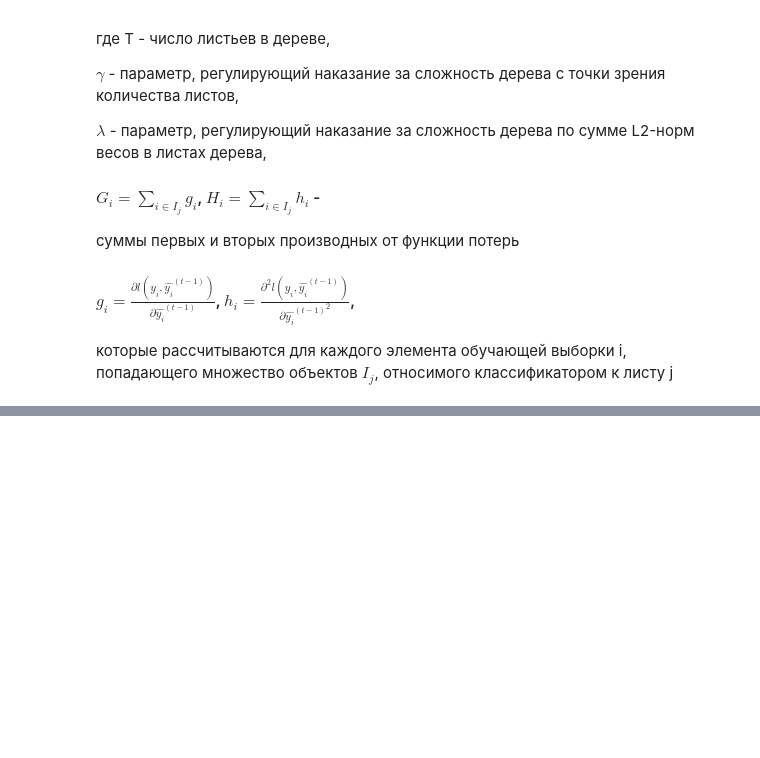
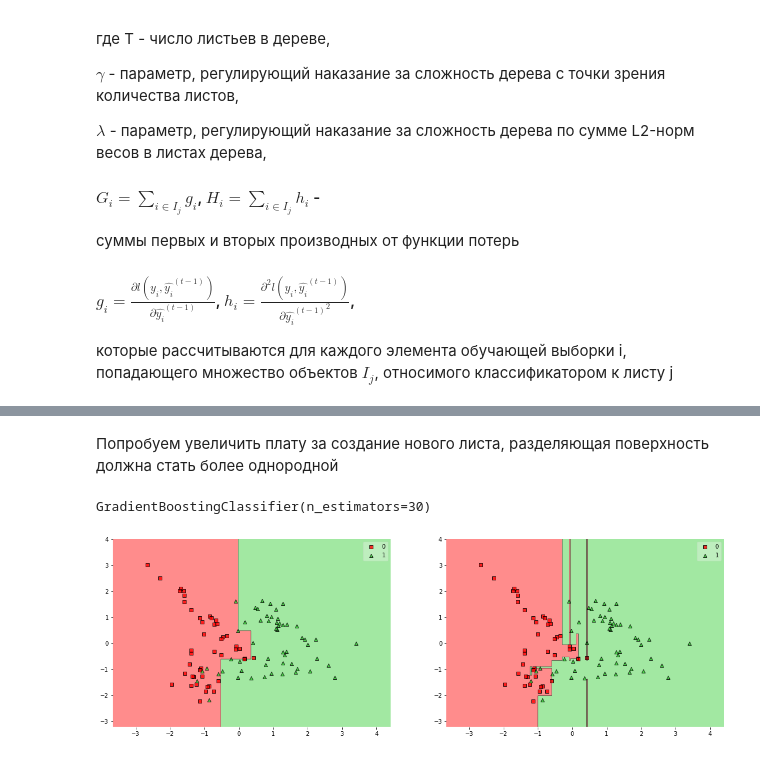
Before and after one commit to yuriy5139/MachineLearning, a Jupyter notebook: Gradient Boosting.ipynb, the cells around one changed output, grey strips where cells are left out. Cells and saved outputs as stored; diff of their text form; code cells hidden in the pictures; blank space fills up the shorter version.

```diff
--- a/Gradient Boosting.ipynb
+++ b/Gradient Boosting.ipynb
@@ -150,5 +158,6 @@ def gain(xl, yl, yl_hat, xr, yr, yr_hat, gamma, lmbd, g = sqr1, h = sqr2, debug
 # %%
-def nextNode(X_train, Y_train, Y_hat = None, min_gain = 0, gamma = 0.1, lmbd = 0.1, g = sqr1, h = sqr2, orientation = "root", level = 0, debug = 0):
+def nextNode(X_train, Y_train, Y_hat = None, min_gain = 0, gamma = 0.1, lmbd = 0.1,
+             max_weight = None, g = sqr1, h = sqr2, orientation = "root", level = 0, debug = 0):
     if Y_hat is None:
         Y_hat = np.zeros(Y_train.shape)
     max_gain = -1e3
@@ -176,6 +185,11 @@ def nextNode(X_train, Y_train, Y_hat = None, min_gain = 0, gamma = 0.1, lmbd = 0
     if max_gain < min_gain:
         G, H = g(Y_train, Y_hat).sum(), h(Y_train, Y_hat).sum()
         w = -G / (H + lmbd)
+        if max_weight and abs(w) > max_weight:
+            if w > 0:
+                w = max_weight
+            else:
+                w = -max_weight
         if debug == 1: print(f"{tab} level {level}: {orientation} creating leaf node with weight {w}")
         level += 1
         return Node(value = w)
@@ -184,8 +198,8 @@ def nextNode(X_train, Y_train, Y_hat = None, min_gain = 0, gamma = 0.1, lmbd = 0
     wr = -Gr / (Hr + lmbd)
     if debug == 1: print(f"{tab} level {level}: {orientation} creating split with feature {feature_} val = {val_}")
     level += 1
-    return Node(left = nextNode(X_left_, Y_left_, Y_hat = Y_hat_left_, min_gain = 0, gamma = 0.1, lmbd = 0.1,
-                                g = sqr1, h = sqr2, orientation = "left", level = level, debug = debug),
-                right = nextNode(X_right_, Y_right_, Y_hat = Y_hat_right_, min_gain = 0, gamma = 0.1, lmbd = 0.1,
-                                 g = sqr1, h = sqr2, orientation = "right", level = level, debug = debug),
+    return Node(left = nextNode(X_left_, Y_left_, Y_hat = Y_hat_left_, min_gain = min_gain, gamma = gamma, lmbd = lmbd,
+             max_weight = max_weight, g = g, h = h, orientation = "left", level = level, debug = debug),
+                right = nextNode(X_right_, Y_right_, Y_hat = Y_hat_right_, min_gain = min_gain, gamma = gamma, lmbd = lmbd,
+             max_weight = max_weight, g = g, h = h, orientation = "right", level = level, debug = debug),
                 feature  = feature_, feature_val = val_)
@@ -310 +358,24 @@ plt.show()
+# %% [markdown]
+Попробуем увеличить плату за создание нового листа, разделяющая поверхность должна стать более однородной
+# %%
+my_GB = GB(X_train, Y_train, T = 30, gamma = 0.5, step = 0.1, lmbd = 0.1)
+my_GB.fit()
+# %%
+sk_GB = GradientBoostingClassifier(n_estimators=30)
+sk_GB.fit(X_train, Y_train)
+# %% [output]
+GradientBoostingClassifier(n_estimators=30)
+# %%
+fig, gs = plt.figure(figsize=(19, 6)), gridspec.GridSpec(1, 2)
+
+ax = []
+for i in range(2):
+    ax.append(fig.add_subplot(gs[i]))
+
+plot_decision_regions(X_train, Y_train, my_GB, ax=ax[0], colors = 'red,limegreen,blue,gray,cyan')
+plot_decision_regions(X_train, Y_train, sk_GB, ax=ax[1], colors = 'red,limegreen,blue,gray,cyan')
+
+plt.show()
+# %% [output]
+[figure, added]
 # %% [markdown]
```
Also changed, not shown: parts of 34 cells of this notebook.
